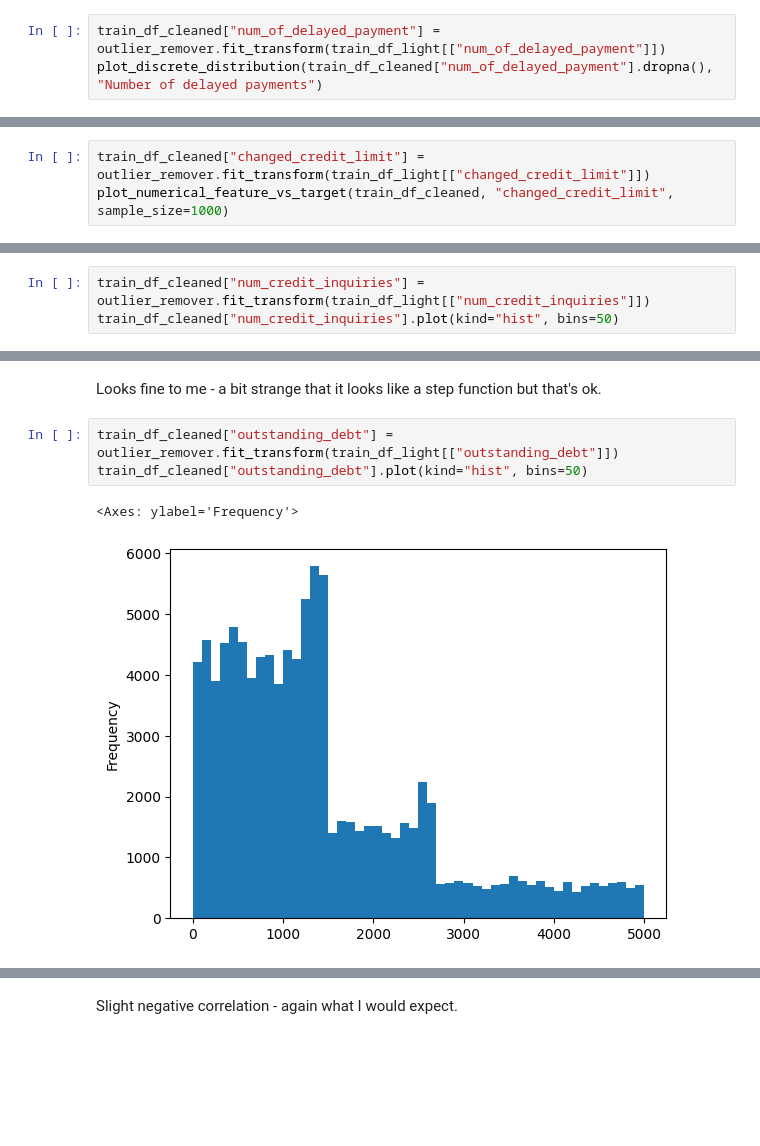
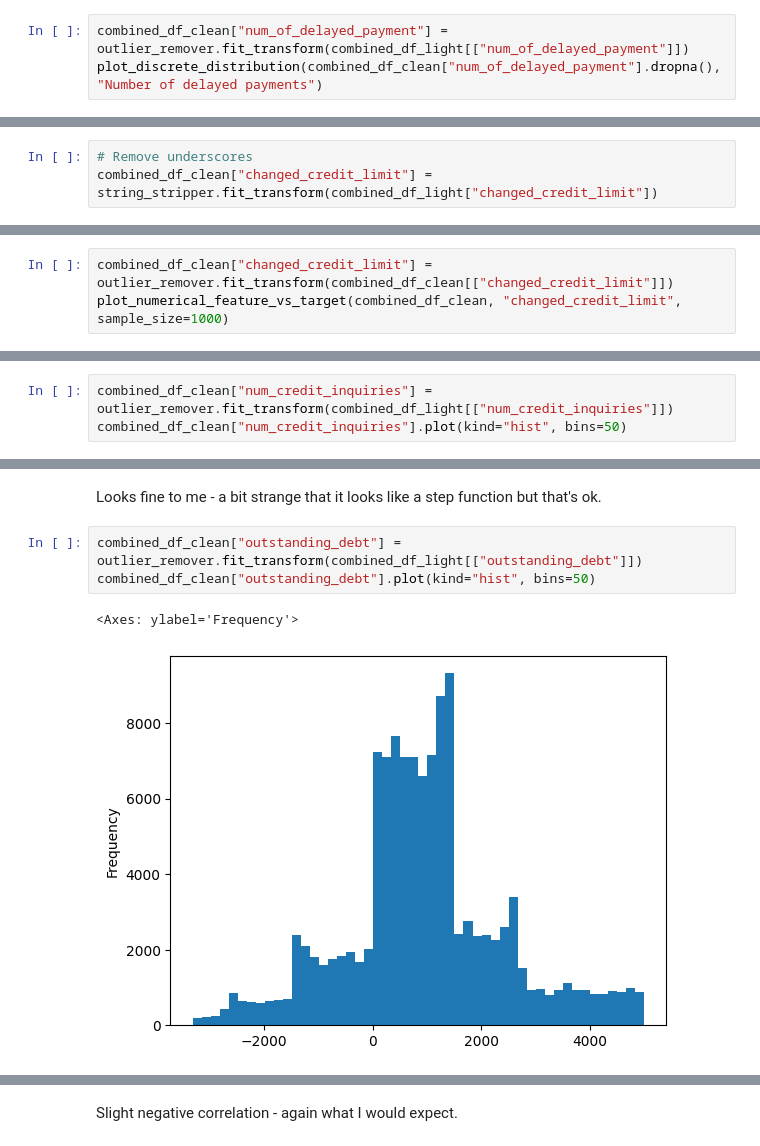
Before and after one commit to jgk-iles/zilch_interview, a Jupyter notebook: notebooks/feature_eda.ipynb, the cells around one changed output, grey strips where cells are left out. Saved outputs shown, nothing was run; the diff lists cells and outputs as text; blank space fills up the shorter version.

```diff
--- a/notebooks/feature_eda.ipynb
+++ b/notebooks/feature_eda.ipynb
@@ -705,6 +678,6 @@ Name: num_of_delayed_payment, dtype: float64
 # %% [markdown]
 I'll apply my outlier function here. I'm going to interpret the minuses as special values - common in credit risk, often it's better not to impute them because they actually carry some meaning.
 # %%
-train_df_cleaned["num_of_delayed_payment"] = outlier_remover.fit_transform(train_df_light[["num_of_delayed_payment"]])
-plot_discrete_distribution(train_df_cleaned["num_of_delayed_payment"].dropna(), "Number of delayed payments")
+combined_df_clean["num_of_delayed_payment"] = outlier_remover.fit_transform(combined_df_light[["num_of_delayed_payment"]])
+plot_discrete_distribution(combined_df_clean["num_of_delayed_payment"].dropna(), "Number of delayed payments")
 # %% [output]
@@ -730 +699,4 @@ Name: changed_credit_limit, dtype: float64
+# %%
+# Remove underscores
+combined_df_clean["changed_credit_limit"] = string_stripper.fit_transform(combined_df_light["changed_credit_limit"])
 # %%
@@ -735,6 +707,6 @@ train_df_light["changed_credit_limit"].plot(kind="hist", bins=50)
 # %% [markdown]
 Looks fine.
 # %%
-train_df_cleaned["changed_credit_limit"] = outlier_remover.fit_transform(train_df_light[["changed_credit_limit"]])
-plot_numerical_feature_vs_target(train_df_cleaned, "changed_credit_limit", sample_size=1000)
+combined_df_clean["changed_credit_limit"] = outlier_remover.fit_transform(combined_df_clean[["changed_credit_limit"]])
+plot_numerical_feature_vs_target(combined_df_clean, "changed_credit_limit", sample_size=1000)
 # %% [output]
@@ -757,6 +729,6 @@ max       4341.800000
 Name: num_credit_inquiries, dtype: float64
 # %%
-train_df_cleaned["num_credit_inquiries"] = outlier_remover.fit_transform(train_df_light[["num_credit_inquiries"]])
-train_df_cleaned["num_credit_inquiries"].plot(kind="hist", bins=50)
+combined_df_clean["num_credit_inquiries"] = outlier_remover.fit_transform(combined_df_light[["num_credit_inquiries"]])
+combined_df_clean["num_credit_inquiries"].plot(kind="hist", bins=50)
 # %% [output]
 <Axes: ylabel='Frequency'>
@@ -784,9 +756,9 @@ Name: outstanding_debt, dtype: float64
 # %% [markdown]
 Looks fine to me - a bit strange that it looks like a step function but that's ok.
 # %%
-train_df_cleaned["outstanding_debt"] = outlier_remover.fit_transform(train_df_light[["outstanding_debt"]])
-train_df_cleaned["outstanding_debt"].plot(kind="hist", bins=50)
+combined_df_clean["outstanding_debt"] = outlier_remover.fit_transform(combined_df_light[["outstanding_debt"]])
+combined_df_clean["outstanding_debt"].plot(kind="hist", bins=50)
 # %% [output]
 <Axes: ylabel='Frequency'>
-[figure, old version]
+[figure, new version]
 # %%
```
Also changed, not shown: parts of 92 cells of this notebook.
